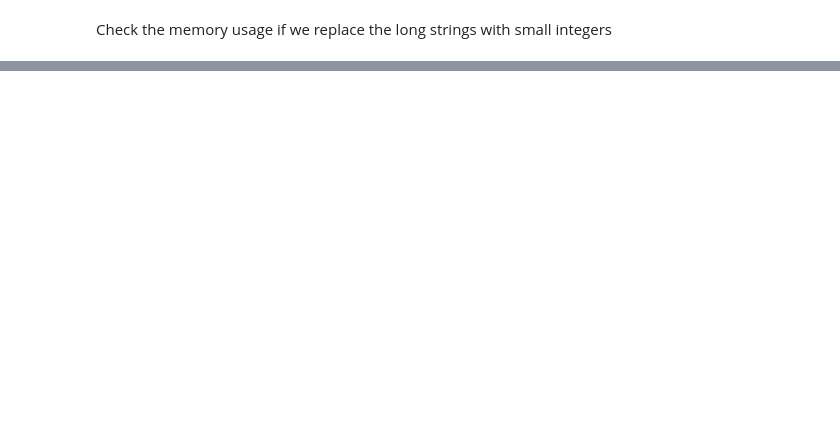
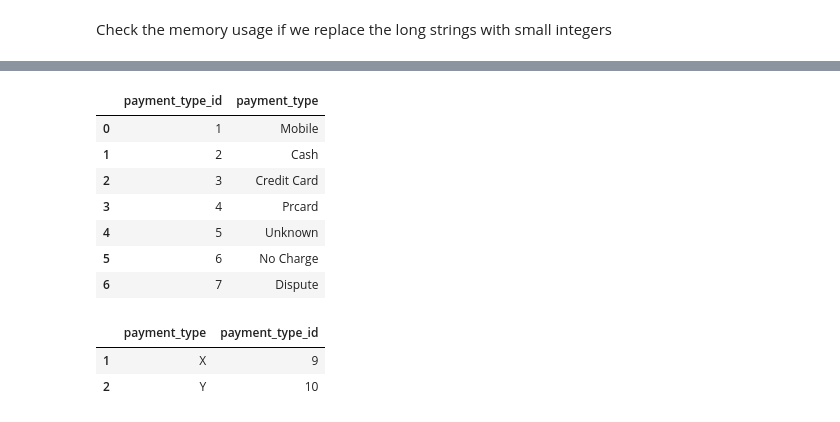
Before and after one commit to zselyigy/cubix_data_engineer_aws, a Jupyter notebook: src/scripts/06_chicago_data_to_mapping.ipynb, the cells around one changed output, grey strips where cells are left out. Cells and saved outputs as stored; diff of their text form; code cells hidden in the pictures; blank space fills up the shorter version.

```diff
--- a/src/scripts/06_chicago_data_to_mapping.ipynb
+++ b/src/scripts/06_chicago_data_to_mapping.ipynb
@@ -346,3 +347,26 @@ taxi_trips_id.sample(5)
 # write the master tables to csv files
 payment_type_master.to_csv(r'..\..\csv\payment_type_master.csv', index=False)
 company_master.to_csv(r'..\..\csv\company_master.csv', index=False)
+# %%
+# master table for the payment types
+taxi_trips['payment_type'].unique()
+payment_type_master = taxi_trips['payment_type'].drop_duplicates().reset_index(drop=True)
+
+
+payment_type_master = pd.DataFrame(
+    {
+        'payment_type_id': range(1, len(payment_type_master)+1),    # the id's usually starts from 1 despite indeces starting from 0
+        'payment_type': payment_type_master
+    }
+)
+
+payment_type_master
+# %% [output]
+|  | payment_type_id | payment_type |
+| 0 | 1 | Mobile |
+| 1 | 2 | Cash |
+| 2 | 3 | Credit Card |
+| 3 | 4 | Prcard |
+| 4 | 5 | Unknown |
+| 5 | 6 | No Charge |
+| 6 | 7 | Dispute |
@@ -348,0 +387,13 @@ company_master.to_csv(r'..\..\csv\company_master.csv', index=False)
+# %%
+new_payment_type_mapping['payment_type'].isin(payment_type_master['payment_type'])
+
+# filter only the payment types which are missing from the payment type master
+# by default the filtering select the rows for which the evaluation is true, but
+# using ~ we negate the results, so this line filters out from the actual list of
+# payment types which are missing from our master table
+new_payment_type_mapping[~new_payment_type_mapping['payment_type'].isin(payment_type_master['payment_type'])]
+new_payment_types = new_payment_type_mapping[~new_payment_type_mapping['payment_type'].isin(payment_type_master['payment_type'])]
+# %% [output]
+|  | payment_type | payment_type_id |
+| 1 | X | 9 |
+| 2 | Y | 10 |
```
Also changed, not shown: parts of 18 cells of this notebook, 2 other files.
